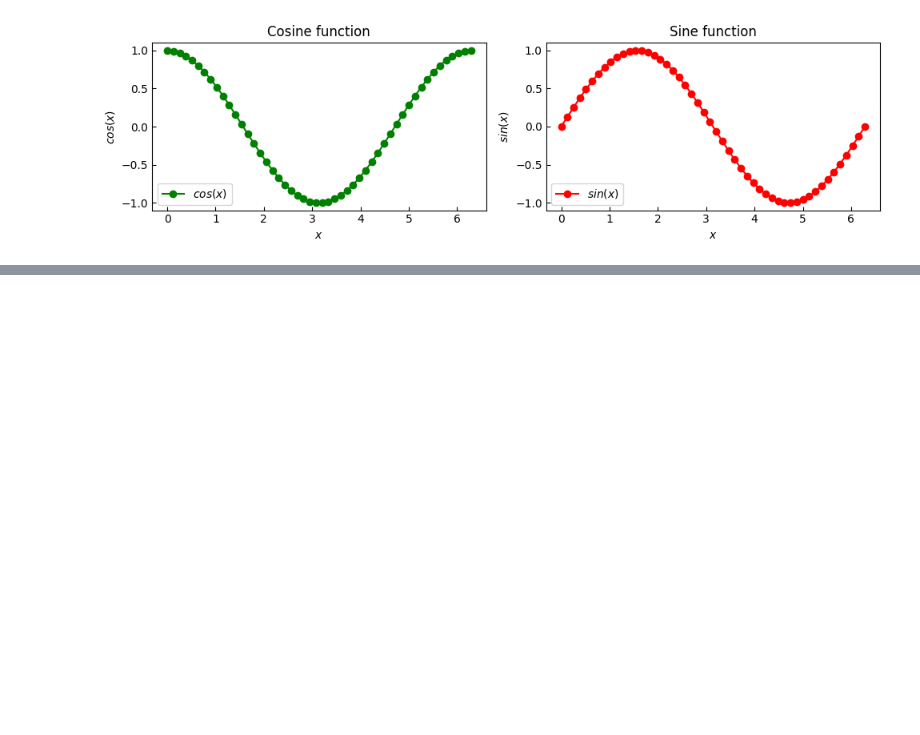
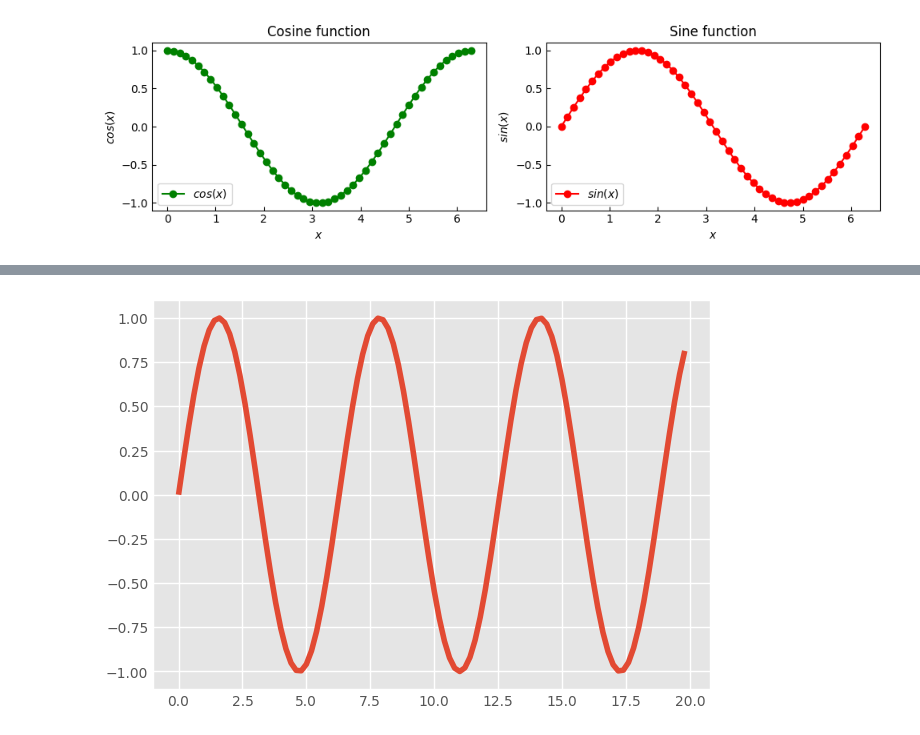
Before and after one commit to gabrielrflopes/scientificpython, a Jupyter notebook: Scientific_Python_1.ipynb, the cells around one changed output, grey strips where cells are left out. Saved outputs shown, nothing was run; the diff lists cells and outputs as text; code cells hidden in the pictures; blank space fills up the shorter version.

```diff
--- a/Scientific_Python_1.ipynb
+++ b/Scientific_Python_1.ipynb
@@ -135,0 +163,8 @@ fig.show()
+# %%
+# defining a style
+style.use('ggplot')
+
+plt.plot(x, y)
+plt.show()
+# %% [output]
+[figure, added]
```
Also changed, not shown: parts of 28 cells of this notebook.
